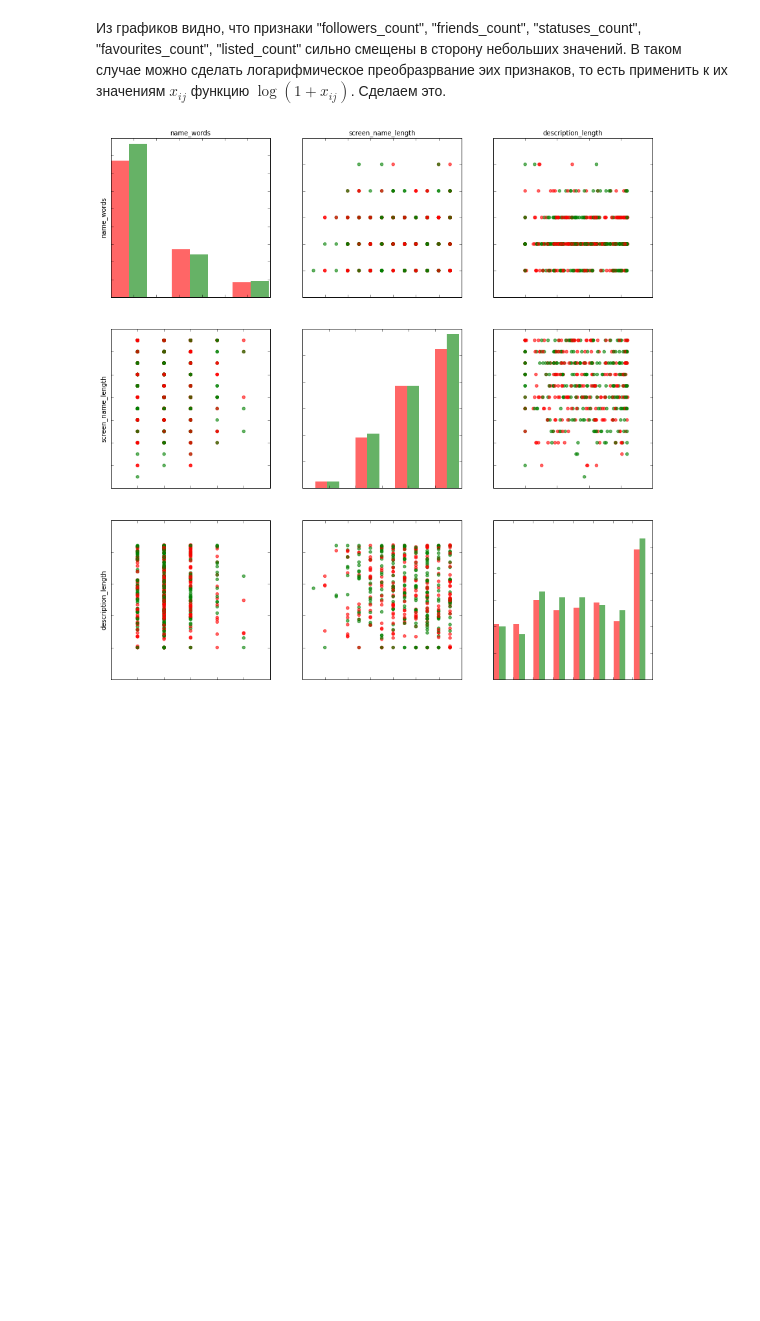
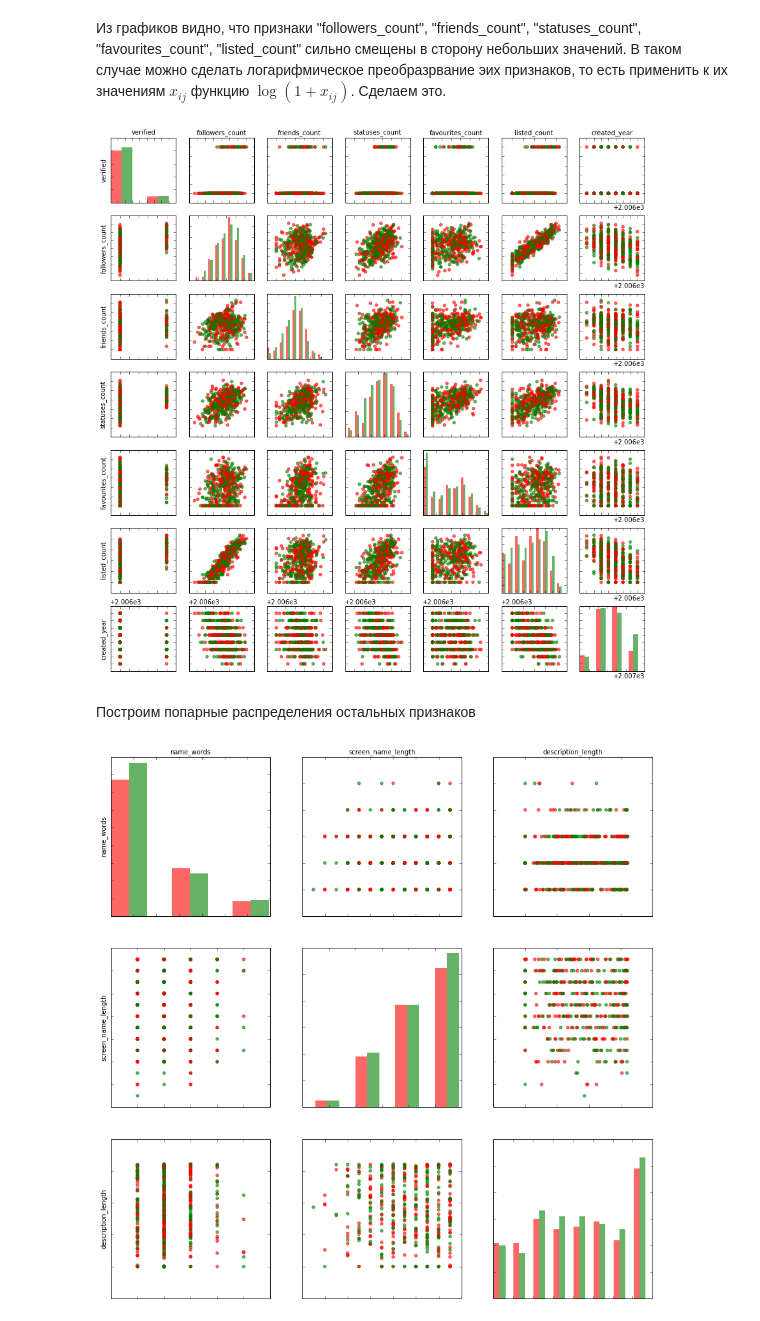
Before and after one commit to anokhin/sfera-dm, a Jupyter notebook: iter3/project/homework-2.ipynb, the cells around one changed output. Cells and saved outputs as stored; diff of their text form; code cells hidden in the pictures; blank space fills up the shorter version.

```diff
--- a/iter3/project/homework-2.ipynb
+++ b/iter3/project/homework-2.ipynb
@@ -111,6 +118,18 @@ plot_dataset(x[:, social_feature_ind], y, social_features)
 [figure]
 # %% [markdown]
 Из графиков видно, что признаки "followers_count", "friends_count", "statuses_count", "favourites_count", "listed_count" сильно смещены в сторону небольших значений. В таком случае можно сделать логарифмическое преобразрвание эих признаков, то есть применить к их значениям $x_{ij}$ функцию $\log(1 + x_{ij})$. Сделаем это.
+# %%
+transformed_features = ["followers_count", "friends_count", "statuses_count", "favourites_count", "listed_count"]
+for i, f in enumerate(features):
+    if f in transformed_features:
+        x[:, i] = np.log1p(x[:, i])
+
+# Re-plot features
+plot_dataset(x[:, social_feature_ind], y, social_features)
+# %% [output]
+[figure, added]
+# %% [markdown]
+Построим попарные распределения остальных признаков
 # %%
 other_features = ["name_words", "screen_name_length", "description_length"]
 other_feature_ind = [i for i, f in enumerate(features) if f in other_features]
```
Also changed, not shown: parts of 4 cells of this notebook.
